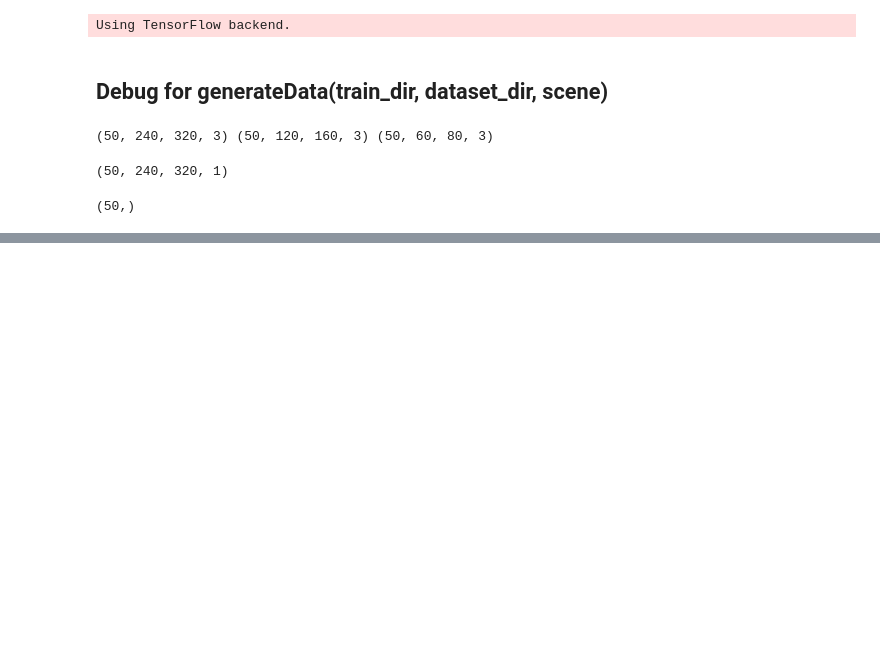
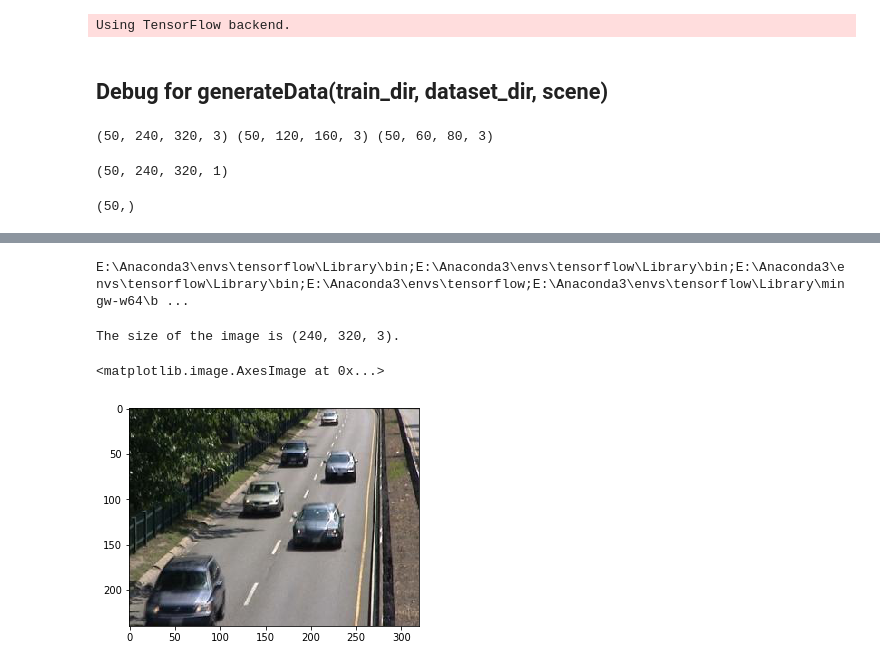
Before and after one commit to zengzhi2015/FgSegNet, a Jupyter notebook: FgSegNet/Notebook_based_debugging.ipynb, the cells around one changed output, grey strips where cells are left out. Saved outputs shown, nothing was run; the diff lists cells and outputs as text; code cells hidden in the pictures; blank space fills up the shorter version.

```diff
--- a/FgSegNet/Notebook_based_debugging.ipynb
+++ b/FgSegNet/Notebook_based_debugging.ipynb
@@ -565,0 +594,4 @@ Epoch 6/6
+# %%
+print(os.environ["PATH"])
+# %% [output]
+E:\Anaconda3\envs\tensorflow\Library\bin;E:\Anaconda3\envs\tensorflow\Library\bin;E:\Anaconda3\envs\tensorflow\Library\bin;E:\Anaconda3\envs\tensorflow;E:\Anaconda3\envs\tensorflow\Library\mingw-w64\b ...
@@ -565,0 +608,9 @@ Epoch 6/6
+# %%
+# Load an example image
+example_sample = [np.expand_dims(scale1[0], axis=0), np.expand_dims(scale2[0], axis=0), np.expand_dims(scale3[0], axis=0)]
+print('The size of the image is {}.'.format(scale1[0].shape))
+plt.imshow(scale1[0])
+# %% [output]
+The size of the image is (240, 320, 3).
+<matplotlib.image.AxesImage at 0x...>
+[figure, added]
```
Also changed, not shown: parts of 19 cells of this notebook.
